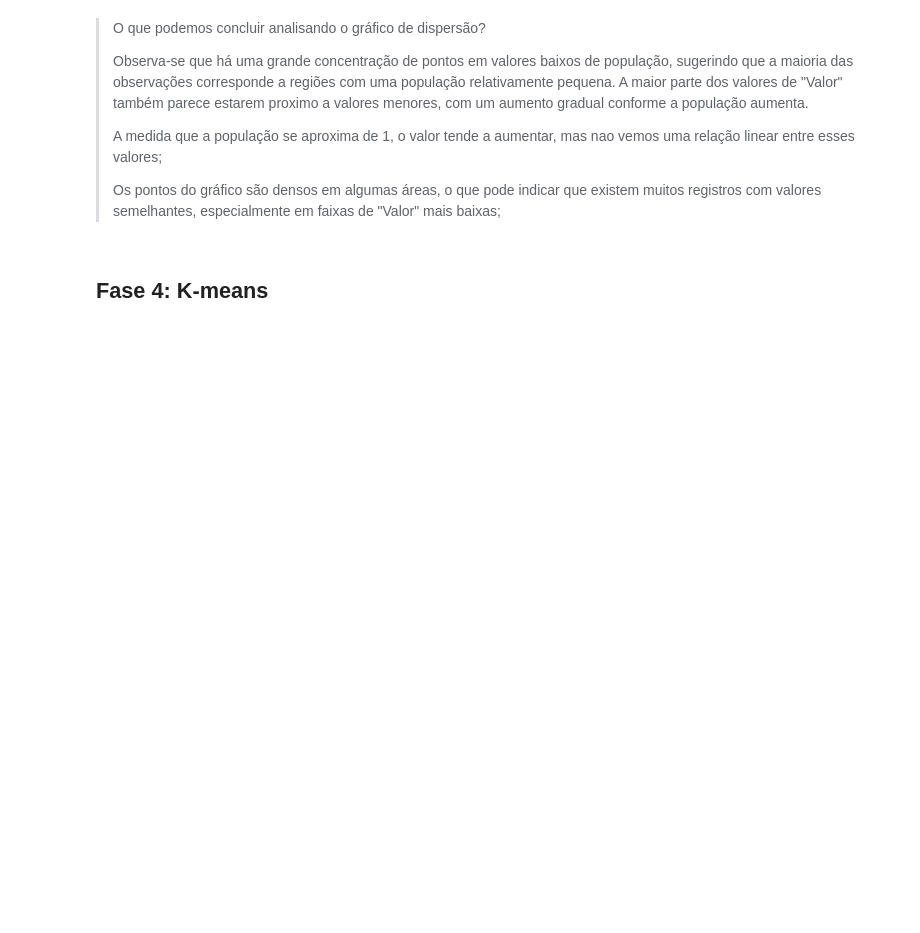
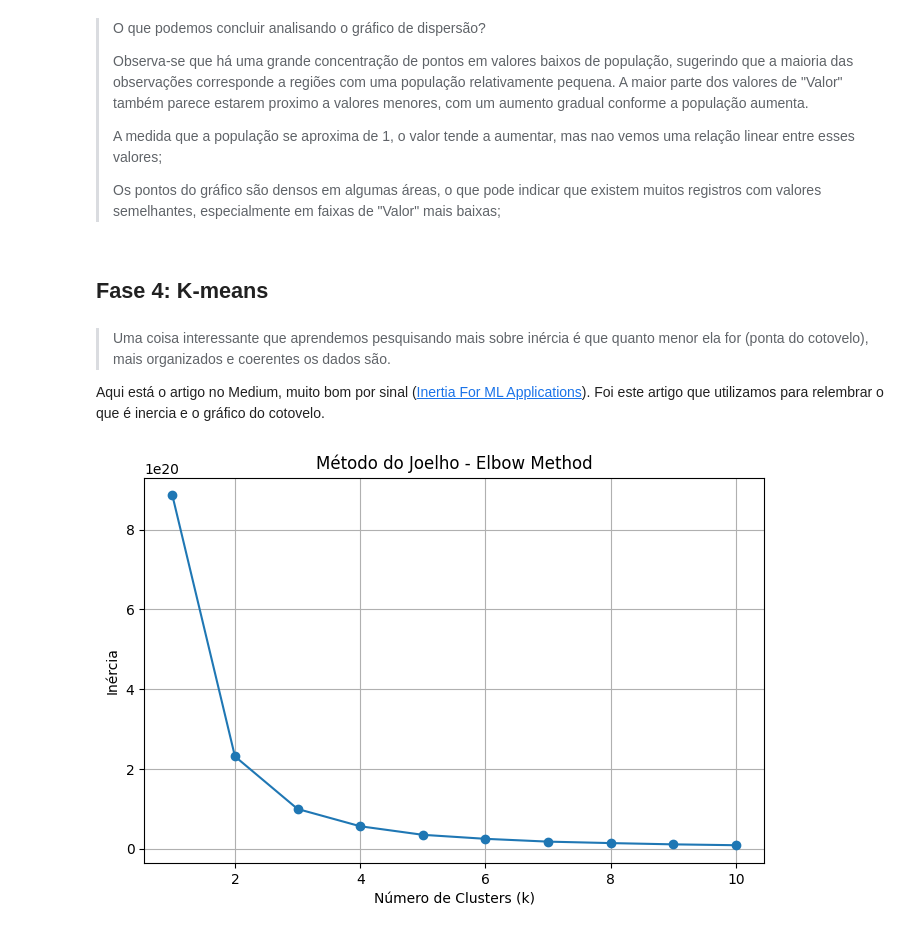
Before and after one commit to juliajgmb/projeto_icd, a Jupyter notebook: analise_inicial.ipynb, the cells around one changed output. Cells and saved outputs as stored; diff of their text form; code cells hidden in the pictures; blank space fills up the shorter version.

```diff
--- a/analise_inicial.ipynb
+++ b/analise_inicial.ipynb
@@ -334,0 +340,27 @@ plt.show()
+# %%
+# Gera uma cópia dos dados para garantir que não modifiquemos o original
+X = dataset_copia[['População','Valor']].values
+# %%
+# Calcular a inercia (soma das distâncias) para os valores de K
+inercia = []
+k_values = range(1, 11)
+
+for k in k_values:
+    kmeans = KMeans(n_clusters=k, random_state=42)
+    kmeans.fit(X)
+    inercia.append(kmeans.inertia_)
+# %% [markdown]
+> Uma coisa interessante que aprendemos pesquisando mais sobre inércia é que quanto menor ela for (ponta do cotovelo), mais organizados e coerentes os dados são.
+
+Aqui está o artigo no Medium, muito bom por sinal ([Inertia For ML Applications](https://medium.com/@matthew.dicicco38/inertia-for-ml-applications-8c38de2d10d7)). Foi este artigo que utilizamos para relembrar o que é inercia e o gráfico do cotovelo.
+# %%
+# Plotando o gráfico do joelho (para saber o valor ideal para K)
+plt.figure(figsize=(8, 5))
+plt.plot(k_values, inercia, marker='o')
+plt.title('Método do Joelho - Elbow Method')
+plt.xlabel('Número de Clusters (k)')
+plt.ylabel('Inércia')
+plt.grid(True)
+plt.show()
+# %% [output]
+[figure, added]
```
Also changed, not shown: parts of 14 cells of this notebook.
